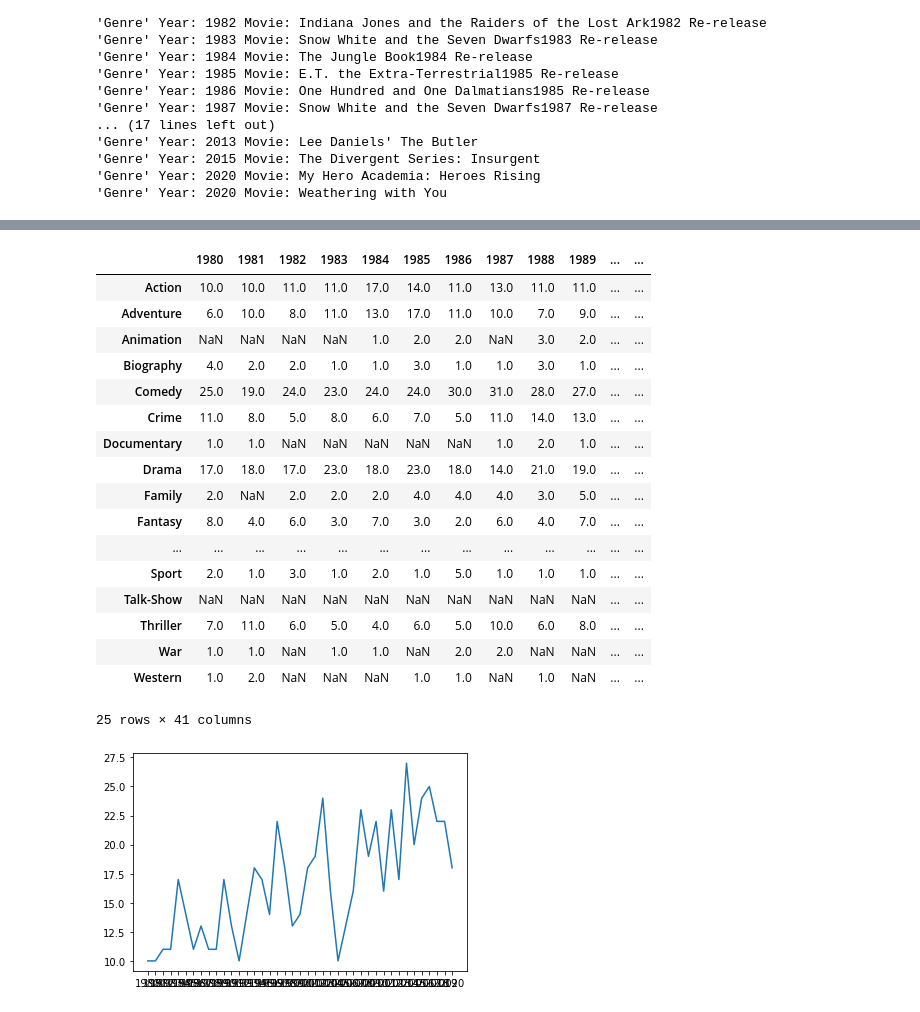
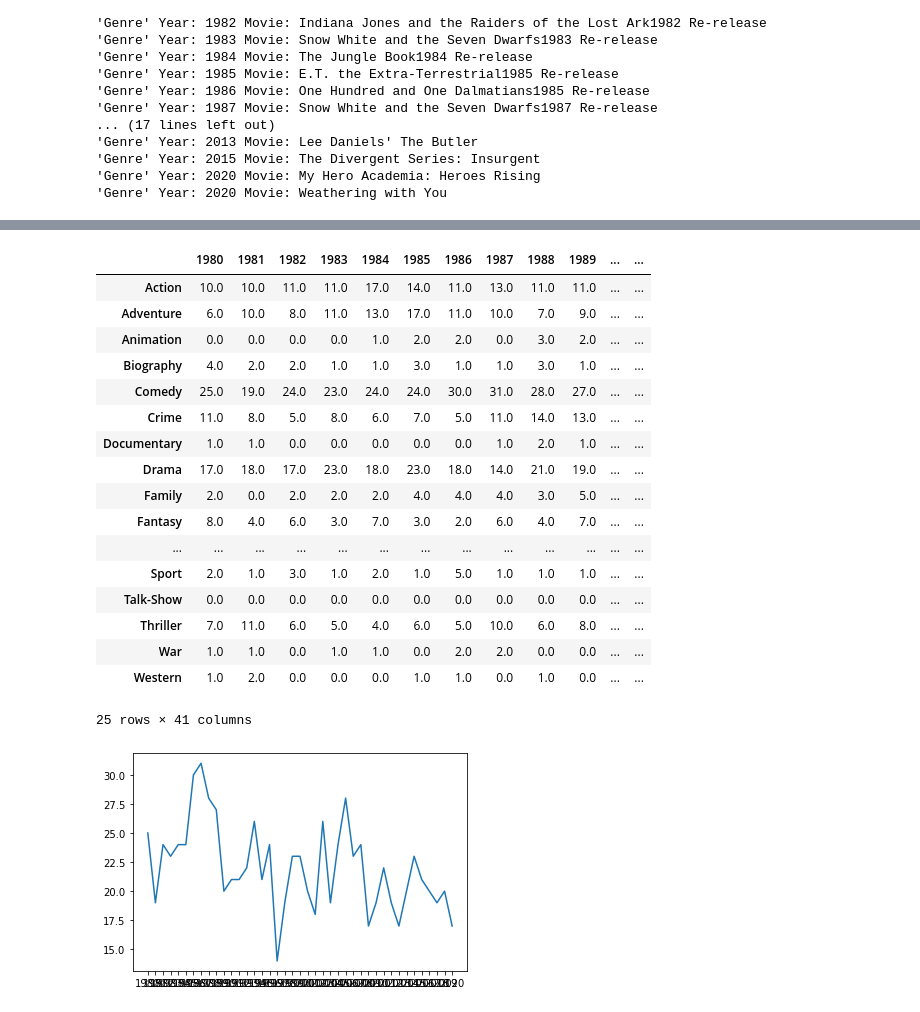
Before and after one commit to jackatopolis/apatosaurus_movies, a Jupyter notebook: Genre.ipynb, the cells around one changed output, grey strips where cells are left out. Saved outputs shown, nothing was run; the diff lists cells and outputs as text; code cells hidden in the pictures.

```diff
--- a/Genre.ipynb
+++ b/Genre.ipynb
@@ -53,27 +73,27 @@ genre_df = {}
 for i in list(genres.keys()):
     genre_df[i] = pd.Series(genres[i]).value_counts()
 genre_df = pd.DataFrame(data = genre_df)
-genre_df
+genre_df.fillna(0)
 # %% [output]
 |  | 1980 | 1981 | 1982 | 1983 | 1984 | 1985 | 1986 | 1987 | 1988 | 1989 | ... | ... |
 | Action | 10.0 | 10.0 | 11.0 | 11.0 | 17.0 | 14.0 | 11.0 | 13.0 | 11.0 | 11.0 | ... | ... |
 | Adventure | 6.0 | 10.0 | 8.0 | 11.0 | 13.0 | 17.0 | 11.0 | 10.0 | 7.0 | 9.0 | ... | ... |
-| Animation | NaN | NaN | NaN | NaN | 1.0 | 2.0 | 2.0 | NaN | 3.0 | 2.0 | ... | ... |
+| Animation | 0.0 | 0.0 | 0.0 | 0.0 | 1.0 | 2.0 | 2.0 | 0.0 | 3.0 | 2.0 | ... | ... |
 | Biography | 4.0 | 2.0 | 2.0 | 1.0 | 1.0 | 3.0 | 1.0 | 1.0 | 3.0 | 1.0 | ... | ... |
 | Comedy | 25.0 | 19.0 | 24.0 | 23.0 | 24.0 | 24.0 | 30.0 | 31.0 | 28.0 | 27.0 | ... | ... |
 | Crime | 11.0 | 8.0 | 5.0 | 8.0 | 6.0 | 7.0 | 5.0 | 11.0 | 14.0 | 13.0 | ... | ... |
-| Documentary | 1.0 | 1.0 | NaN | NaN | NaN | NaN | NaN | 1.0 | 2.0 | 1.0 | ... | ... |
+| Documentary | 1.0 | 1.0 | 0.0 | 0.0 | 0.0 | 0.0 | 0.0 | 1.0 | 2.0 | 1.0 | ... | ... |
 | Drama | 17.0 | 18.0 | 17.0 | 23.0 | 18.0 | 23.0 | 18.0 | 14.0 | 21.0 | 19.0 | ... | ... |
-| Family | 2.0 | NaN | 2.0 | 2.0 | 2.0 | 4.0 | 4.0 | 4.0 | 3.0 | 5.0 | ... | ... |
+| Family | 2.0 | 0.0 | 2.0 | 2.0 | 2.0 | 4.0 | 4.0 | 4.0 | 3.0 | 5.0 | ... | ... |
 | Fantasy | 8.0 | 4.0 | 6.0 | 3.0 | 7.0 | 3.0 | 2.0 | 6.0 | 4.0 | 7.0 | ... | ... |
 | ... | ... | ... | ... | ... | ... | ... | ... | ... | ... | ... | ... | ... |
 | Sport | 2.0 | 1.0 | 3.0 | 1.0 | 2.0 | 1.0 | 5.0 | 1.0 | 1.0 | 1.0 | ... | ... |
-| Talk-Show | NaN | NaN | NaN | NaN | NaN | NaN | NaN | NaN | NaN | NaN | ... | ... |
+| Talk-Show | 0.0 | 0.0 | 0.0 | 0.0 | 0.0 | 0.0 | 0.0 | 0.0 | 0.0 | 0.0 | ... | ... |
 | Thriller | 7.0 | 11.0 | 6.0 | 5.0 | 4.0 | 6.0 | 5.0 | 10.0 | 6.0 | 8.0 | ... | ... |
-| War | 1.0 | 1.0 | NaN | 1.0 | 1.0 | NaN | 2.0 | 2.0 | NaN | NaN | ... | ... |
-| Western | 1.0 | 2.0 | NaN | NaN | NaN | 1.0 | 1.0 | NaN | 1.0 | NaN | ... | ... |
+| War | 1.0 | 1.0 | 0.0 | 1.0 | 1.0 | 0.0 | 2.0 | 2.0 | 0.0 | 0.0 | ... | ... |
+| Western | 1.0 | 2.0 | 0.0 | 0.0 | 0.0 | 1.0 | 1.0 | 0.0 | 1.0 | 0.0 | ... | ... |
 25 rows × 41 columns
 # %%
-plt.plot(genre_df.loc['Action']);
+plt.plot(genre_df.loc['Comedy']);
 # %% [output]
-[figure, old version]
+[figure, new version]
```
Also changed, not shown: parts of 1 cell of this notebook, 2 other files.
